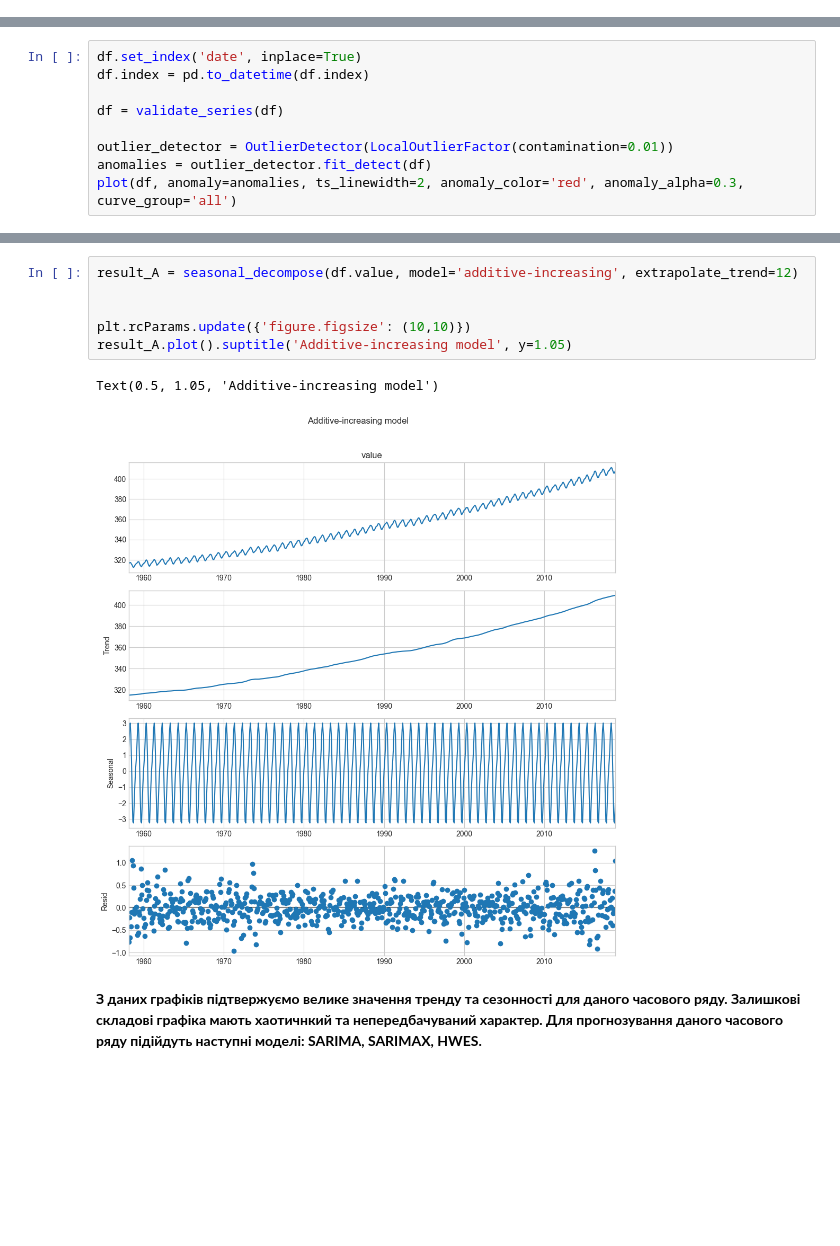
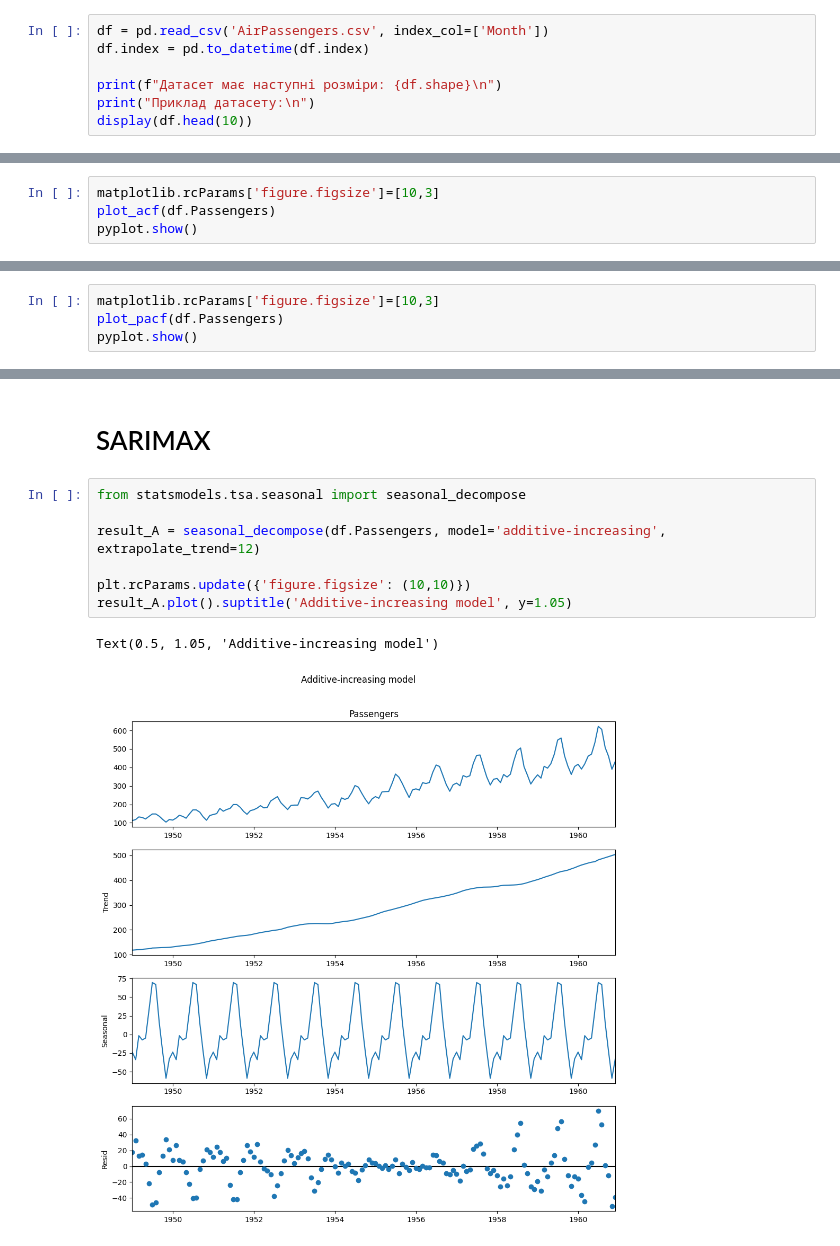
Before and after one commit to OleksandrKryvoruk/dz_54, a Jupyter notebook: 1.ipynb, the cells around one changed output, grey strips where cells are left out. Drawn from its saved outputs; the diff is of its cells as text; blank space fills up the shorter version.

```diff
--- a/1.ipynb
+++ b/1.ipynb
@@ -59,0 +16,7 @@ display(df.head(10))
+# %%
+df = pd.read_csv('AirPassengers.csv', index_col=['Month'])
+df.index = pd.to_datetime(df.index)
+
+print(f"Датасет має наступні розміри: {df.shape}\n")
+print("Приклад датасету:\n")
+display(df.head(10))
@@ -115,9 +76,0 @@ plt.show()
-# %%
-df.set_index('date', inplace=True)
-df.index = pd.to_datetime(df.index)
-
-df = validate_series(df)
-
-outlier_detector = OutlierDetector(LocalOutlierFactor(contamination=0.01))
-anomalies = outlier_detector.fit_detect(df)
-plot(df, anomaly=anomalies, ts_linewidth=2, anomaly_color='red', anomaly_alpha=0.3, curve_group='all')
@@ -153,0 +86,4 @@ sesonal(df, 12)
+# %%
+matplotlib.rcParams['figure.figsize']=[10,3]
+plot_acf(df.Passengers)
+pyplot.show()
@@ -153,0 +97,4 @@ sesonal(df, 12)
+# %%
+matplotlib.rcParams['figure.figsize']=[10,3]
+plot_pacf(df.Passengers)
+pyplot.show()
@@ -154,11 +157,12 @@ sesonal(df, 12)
+# %% [markdown]
+# SARIMAX
 # %%
-result_A = seasonal_decompose(df.value, model='additive-increasing', extrapolate_trend=12)
+from statsmodels.tsa.seasonal import seasonal_decompose
 
+result_A = seasonal_decompose(df.Passengers, model='additive-increasing', extrapolate_trend=12)
 
 plt.rcParams.update({'figure.figsize': (10,10)})
 result_A.plot().suptitle('Additive-increasing model', y=1.05)
 # %% [output]
 Text(0.5, 1.05, 'Additive-increasing model')
-[figure, old version]
+[figure, new version]
-# %% [markdown]
-**З даних графіків підтвержуємо велике значення тренду та сезонності для даного часового ряду. Залишкові складові графіка мають хаотичнкий та непередбачуваний характер. Для прогнозування даного часового ряду підійдуть наступні моделі: SARIMA, SARIMAX, HWES.**
```
Also changed, not shown: parts of 49 cells of this notebook, 3 other files.
